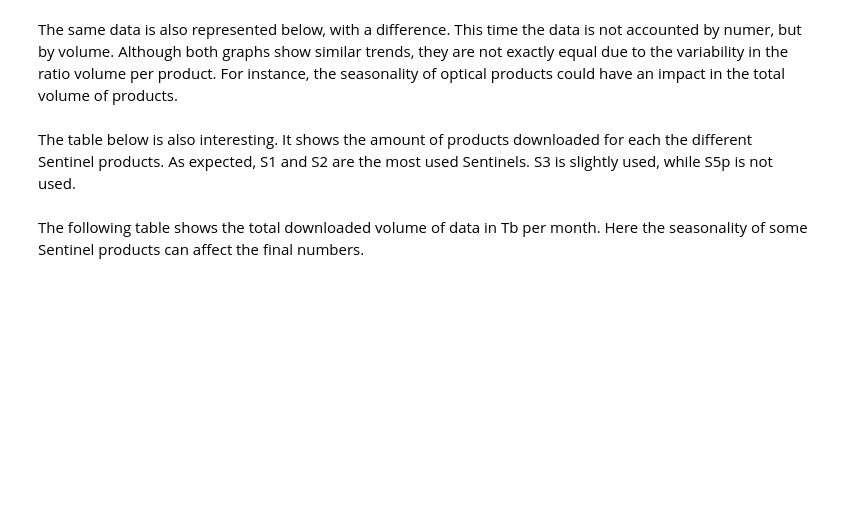
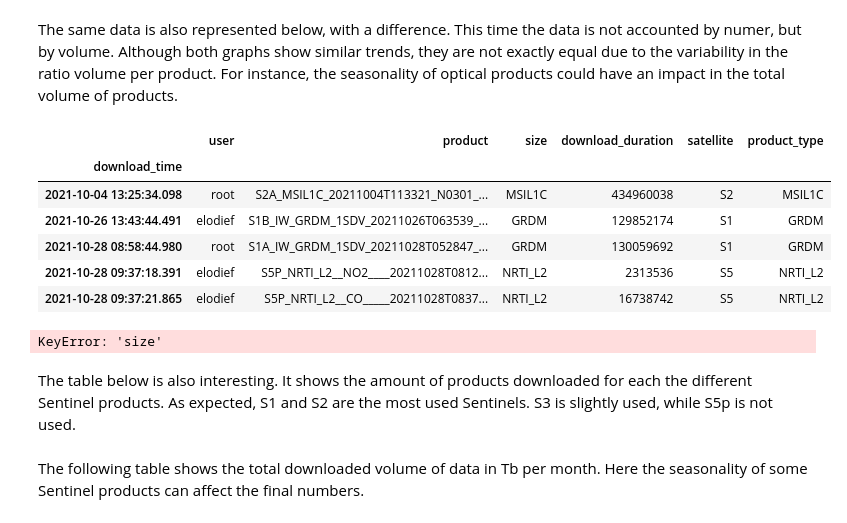
Before and after one commit to NasjonaltBakkeSegment/NBS_Monthly_reports, a Jupyter notebook: book/user_downloads.ipynb, the cells around one changed output. Cells and saved outputs as stored; diff of their text form; code cells hidden in the pictures; blank space fills up the shorter version.

```diff
--- a/book/user_downloads.ipynb
+++ b/book/user_downloads.ipynb
@@ -52,7 +52,7 @@ def get_product_type(product):
     return tipe
 # %%
 def get_data_global(file):
-    data = pd.read_csv(file, usecols=[0,1,2,3,4], header=None, names=['download_time', 'user', 'product', 'size', 'download_duration']\
+    data = pd.read_csv(file, usecols=[0,1,2,4,5], header=None, names=['download_time', 'user', 'product', 'size', 'download_duration']\
                         , parse_dates=['download_time'], index_col='download_time')
     data['satellite'] = data['product'].apply(lambda x: x[0:2])
     data['product_type'] = data['product'].apply(get_product_type)
@@ -79,10 +81,22 @@ plt.grid(True)
 # %% [markdown]
 The same data is also represented below, with a difference. This time the data is not accounted by numer, but by volume. Although both graphs show similar trends, they are not exactly equal due to the variability in the ratio volume per product. For instance, the seasonality of optical products could have an impact in the total volume of products.
+# %%
+nbs_global.head()
+# %% [output]
+|  | user | product | size | download_duration | satellite | product_type |
+| download_time |  |  |  |  |  |  |
+| 2021-10-04 13:25:34.098 | root | S2A_MSIL1C_20211004T113321_N0301_... | MSIL1C | 434960038 | S2 | MSIL1C |
+| 2021-10-26 13:43:44.491 | elodief | S1B_IW_GRDM_1SDV_20211026T063539_... | GRDM | 129852174 | S1 | GRDM |
+| 2021-10-28 08:58:44.980 | root | S1A_IW_GRDM_1SDV_20211028T052847_... | GRDM | 130059692 | S1 | GRDM |
+| 2021-10-28 09:37:18.391 | elodief | S5P_NRTI_L2__NO2____20211028T0812... | NRTI_L2 | 2313536 | S5 | NRTI_L2 |
+| 2021-10-28 09:37:21.865 | elodief | S5P_NRTI_L2__CO_____20211028T0837... | NRTI_L2 | 16738742 | S5 | NRTI_L2 |
 # %%
 # Volume downloaded per day (in Tb)
 total = nbs_global.groupby(nbs_global.index.date).sum(numeric_only=True)['size']/1024/1024/1024/1024
 total.plot(ylabel='Volume downloaded in Tb', rot=70)
 plt.grid(True)
+# %% [output]
+KeyError: 'size'
 # %% [markdown]
 The table below is also interesting. It shows the amount of products downloaded for each the different Sentinel products. As expected, S1 and S2 are the most used Sentinels. S3 is slightly used, while S5p is not used.
 # %%
```
Also changed, not shown: parts of 1 cell of this notebook, 1 other file.
